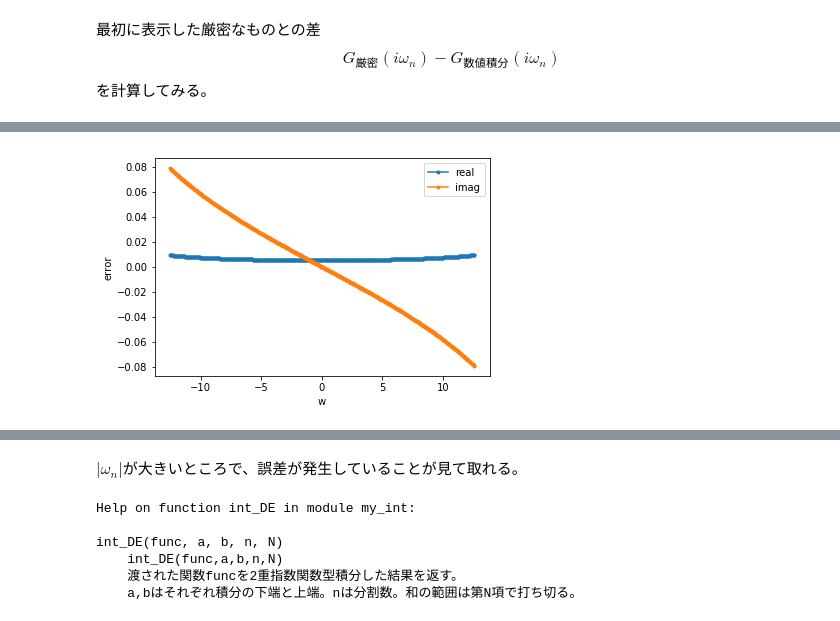
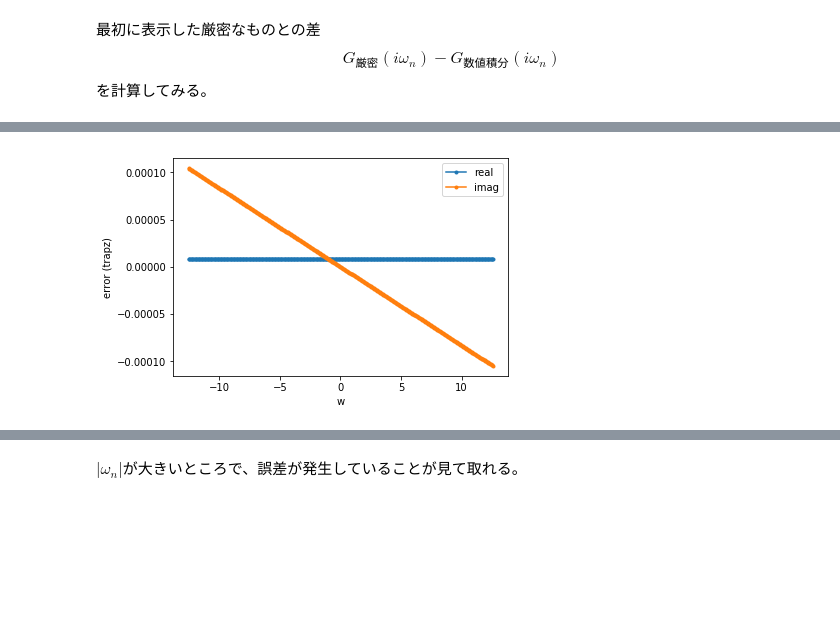
Before and after one commit to ykamizato/IPT, a Jupyter notebook: IPT,グリーン関数１.ipynb, the cells around one changed output, grey strips where cells are left out. Saved outputs shown, nothing was run; the diff lists cells and outputs as text; code cells hidden in the pictures; blank space fills up the shorter version.

```diff
--- a/IPT,グリーン関数１.ipynb
+++ b/IPT,グリーン関数１.ipynb
@@ -172 +183,14 @@ int_trapz(func, a, b, n)
     a,bはそれぞれ積分の下端と上端。nは分割数。
+# %%
+# 区分求積
+G_iw_quad = np.empty((len(n_w),),dtype=np.complex)
+for n in range(len(n_w)) :
+    func = lambda t : -np.exp(-t)/(np.exp(-beta)+1)*np.exp(1j*w[n]*t)
+    G_iw_quad[n] = my_int.int_quad(func,0,beta,10000)
+
+plt.plot(w, G_iw_quad.real, label='real', marker='.')
+plt.plot(w, G_iw_quad.imag, label='imag', marker='.')
+plt.xlabel('w')
+plt.ylabel('G (iω_n)')
+plt.legend()
+plt.show()
@@ -175,7 +210,7 @@ int_trapz(func, a, b, n)
 G_iw_trapz = np.empty((len(n_w),),dtype=np.complex)
 for n in range(len(n_w)) :
     func = lambda t : -np.exp(-t)/(np.exp(-beta)+1)*np.exp(1j*w[n]*t)
-    G_iw_trapz[n] = my_int.int_trapz(func,0,beta,400)
+    G_iw_trapz[n] = my_int.int_trapz(func,0,beta,10000)
 
 plt.plot(w, G_iw_trapz.real, label='real', marker='.')
 plt.plot(w, G_iw_trapz.imag, label='imag', marker='.')
@@ -192,9 +236,11 @@ $$G_{厳密}(i\omega_n) - G_{数値積分}(i\omega_n)$$
 # %%
+%%time
+
 plt.plot(w, G_iw.real - G_iw_trapz.real, label='real', marker='.')
 plt.plot(w, G_iw.imag - G_iw_trapz.imag, label='imag', marker='.')
 plt.xlabel('w')
-plt.ylabel('error')
+plt.ylabel('error (trapz)')
 plt.legend()
 plt.show()
 # %% [output]
-[figure, old version]
+[figure, new version]
@@ -201,11 +249,2 @@ plt.show()
 # %% [markdown]
 $|\omega_n|$が大きいところで、誤差が発生していることが見て取れる。
-# %%
-help(my_int.int_DE)
-# %% [output]
-Help on function int_DE in module my_int:
-
-int_DE(func, a, b, n, N)
-    int_DE(func,a,b,n,N)
-    渡された関数funcを2重指数関数型積分した結果を返す。
-    a,bはそれぞれ積分の下端と上端。nは分割数。和の範囲は第N項で打ち切る。
```
Also changed, not shown: parts of 13 cells of this notebook.
